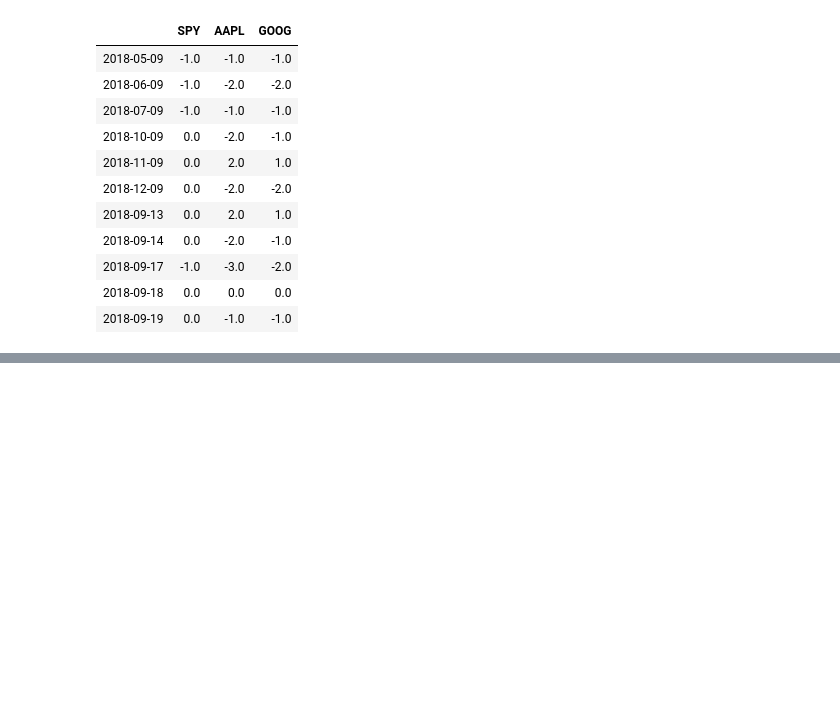
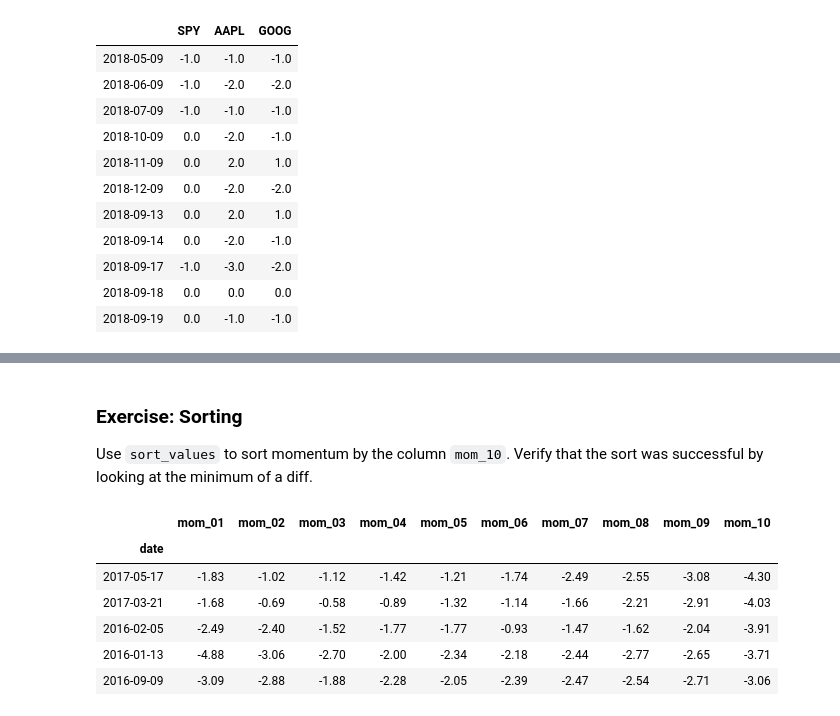
Before and after one commit to bashtage/python-introduction, a Jupyter notebook: solutions/introduction/lesson-9.ipynb, the cells around one changed output, grey strips where cells are left out. Cells and saved outputs as stored; diff of their text form; code cells hidden in the pictures; blank space fills up the shorter version.

Commit message:
Add exercises
Former-commit-id: 2f02eaf6b0e0ce6aa2c46a6be82e4bdc34cf1f51

```diff
--- a/solutions/introduction/lesson-9.ipynb
+++ b/solutions/introduction/lesson-9.ipynb
@@ -184,0 +192,5 @@ floored
+# %%
+# Setup: Load data
+import pandas as pd
+momentum = pd.read_csv("data/momentum.csv", index_col="date", parse_dates=True)
+mom_10 = momentum.mom_10
@@ -184,0 +206,16 @@ floored
+# %% [markdown]
+### Exercise: Sorting
+
+Use `sort_values` to sort momentum by the column `mom_10`. Verify that the
+sort was successful by looking at the minimum of a diff.
+# %%
+mom_sorted = momentum.sort_values("mom_10")
+mom_sorted.head()
+# %% [output]
+|  | mom_01 | mom_02 | mom_03 | mom_04 | mom_05 | mom_06 | mom_07 | mom_08 | mom_09 | mom_10 |
+| date |  |  |  |  |  |  |  |  |  |  |
+| 2017-05-17 | -1.83 | -1.02 | -1.12 | -1.42 | -1.21 | -1.74 | -2.49 | -2.55 | -3.08 | -4.30 |
+| 2017-03-21 | -1.68 | -0.69 | -0.58 | -0.89 | -1.32 | -1.14 | -1.66 | -2.21 | -2.91 | -4.03 |
+| 2016-02-05 | -2.49 | -2.40 | -1.52 | -1.77 | -1.77 | -0.93 | -1.47 | -1.62 | -2.04 | -3.91 |
+| 2016-01-13 | -4.88 | -3.06 | -2.70 | -2.00 | -2.34 | -2.18 | -2.44 | -2.77 | -2.65 | -3.71 |
+| 2016-09-09 | -3.09 | -2.88 | -1.88 | -2.28 | -2.05 | -2.39 | -2.47 | -2.54 | -2.71 | -3.06 |
```
Also changed, not shown: parts of 13 cells of this notebook, 37 other files.
